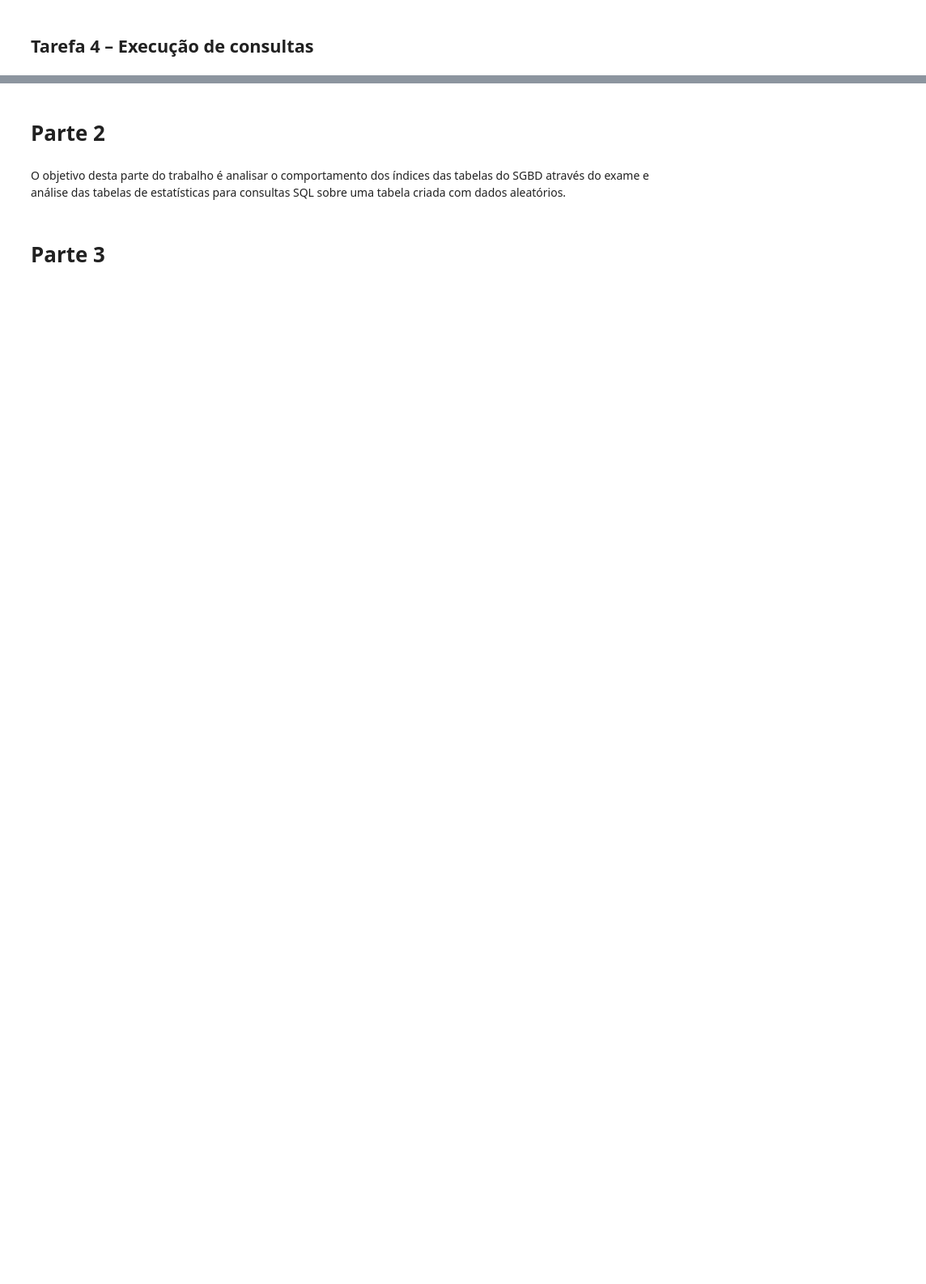
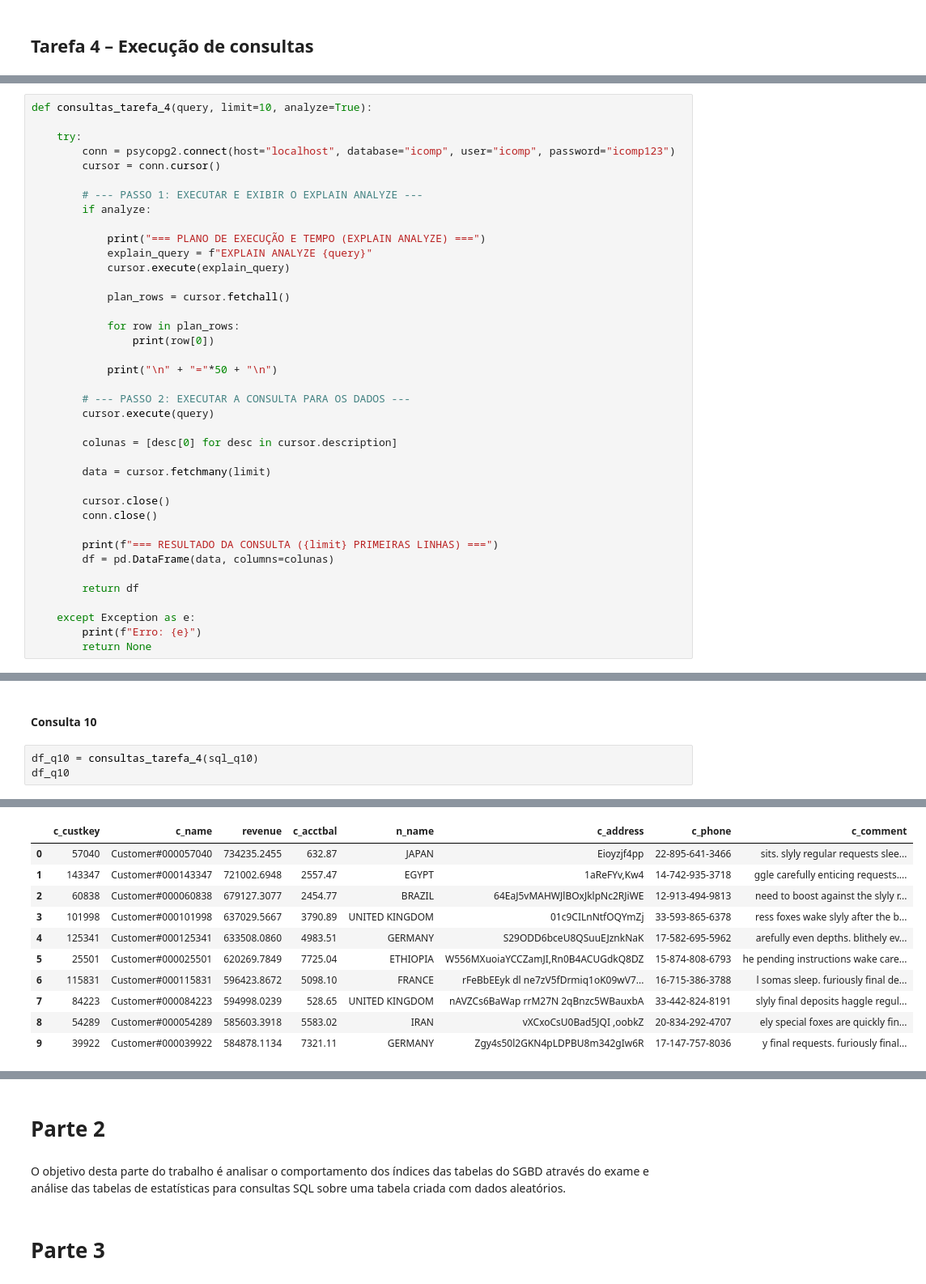
Before and after one commit to Aruthuro/BD_-_Trabalho_3_-_Tarefas_diversas, a Jupyter notebook: BD_Trabalho_3_Tarefas_diversas.ipynb, the cells around one changed output, grey strips where cells are left out. Shown: that part at 81% size. Cells and saved outputs as stored; diff of their text form; blank space fills up the shorter version.

```diff
--- a/BD_Trabalho_3_Tarefas_diversas.ipynb
+++ b/BD_Trabalho_3_Tarefas_diversas.ipynb
@@ -682,0 +569,39 @@ Conectado com sucesso ao postgree!
+# %%
+def consultas_tarefa_4(query, limit=10, analyze=True):
+
+    try:
+        conn = psycopg2.connect(host="localhost", database="icomp", user="icomp", password="icomp123")
+        cursor = conn.cursor()
+
+        # --- PASSO 1: EXECUTAR E EXIBIR O EXPLAIN ANALYZE ---
+        if analyze:
+
+            print("=== PLANO DE EXECUÇÃO E TEMPO (EXPLAIN ANALYZE) ===")
+            explain_query = f"EXPLAIN ANALYZE {query}"
+            cursor.execute(explain_query)
+
+            plan_rows = cursor.fetchall()
+
+            for row in plan_rows:
+                print(row[0])
+
+            print("\n" + "="*50 + "\n")
+
+        # --- PASSO 2: EXECUTAR A CONSULTA PARA OS DADOS ---
+        cursor.execute(query)
+
+        colunas = [desc[0] for desc in cursor.description]
+
+        data = cursor.fetchmany(limit)
+
+        cursor.close()
+        conn.close()
+
+        print(f"=== RESULTADO DA CONSULTA ({limit} PRIMEIRAS LINHAS) ===")
+        df = pd.DataFrame(data, columns=colunas)
+
+        return df
+
+    except Exception as e:
+        print(f"Erro: {e}")
+        return None
@@ -682,0 +879,6 @@ Conectado com sucesso ao postgree!
+# %% [markdown]
+#### Consulta 10
+# %%
+df_q10 = consultas_tarefa_4(sql_q10)
+df_q10
+# %% [output]
@@ -682,0 +902,11 @@ Conectado com sucesso ao postgree!
+|  | c_custkey | c_name | revenue | c_acctbal | n_name | c_address | c_phone | c_comment |
+| 0 | 57040 | Customer#000057040 | 734235.2455 | 632.87 | JAPAN | Eioyzjf4pp | 22-895-641-3466 | sits. slyly regular requests slee... |
+| 1 | 143347 | Customer#000143347 | 721002.6948 | 2557.47 | EGYPT | 1aReFYv,Kw4 | 14-742-935-3718 | ggle carefully enticing requests.... |
+| 2 | 60838 | Customer#000060838 | 679127.3077 | 2454.77 | BRAZIL | 64EaJ5vMAHWJlBOxJklpNc2RJiWE | 12-913-494-9813 | need to boost against the slyly r... |
+| 3 | 101998 | Customer#000101998 | 637029.5667 | 3790.89 | UNITED KINGDOM | 01c9CILnNtfOQYmZj | 33-593-865-6378 | ress foxes wake slyly after the b... |
+| 4 | 125341 | Customer#000125341 | 633508.0860 | 4983.51 | GERMANY | S29ODD6bceU8QSuuEJznkNaK | 17-582-695-5962 | arefully even depths. blithely ev... |
+| 5 | 25501 | Customer#000025501 | 620269.7849 | 7725.04 | ETHIOPIA | W556MXuoiaYCCZamJI,Rn0B4ACUGdkQ8DZ | 15-874-808-6793 | he pending instructions wake care... |
+| 6 | 115831 | Customer#000115831 | 596423.8672 | 5098.10 | FRANCE | rFeBbEEyk dl ne7zV5fDrmiq1oK09wV7... | 16-715-386-3788 | l somas sleep. furiously final de... |
+| 7 | 84223 | Customer#000084223 | 594998.0239 | 528.65 | UNITED KINGDOM | nAVZCs6BaWap rrM27N 2qBnzc5WBauxbA | 33-442-824-8191 | slyly final deposits haggle regul... |
+| 8 | 54289 | Customer#000054289 | 585603.3918 | 5583.02 | IRAN | vXCxoCsU0Bad5JQI ,oobkZ | 20-834-292-4707 | ely special foxes are quickly fin... |
+| 9 | 39922 | Customer#000039922 | 584878.1134 | 7321.11 | GERMANY | Zgy4s50l2GKN4pLDPBU8m342gIw6R | 17-147-757-8036 | y final requests. furiously final... |
```
Also changed, not shown: parts of 70 cells of this notebook.
